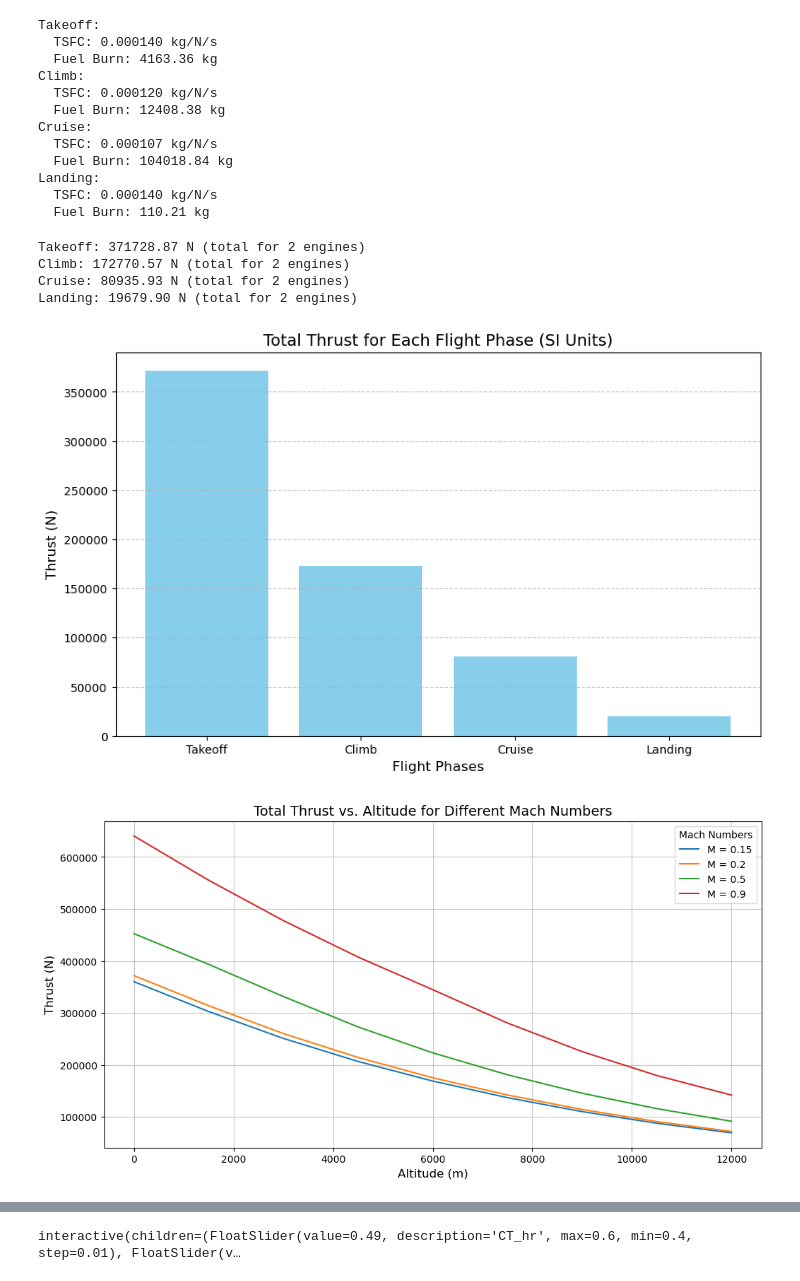
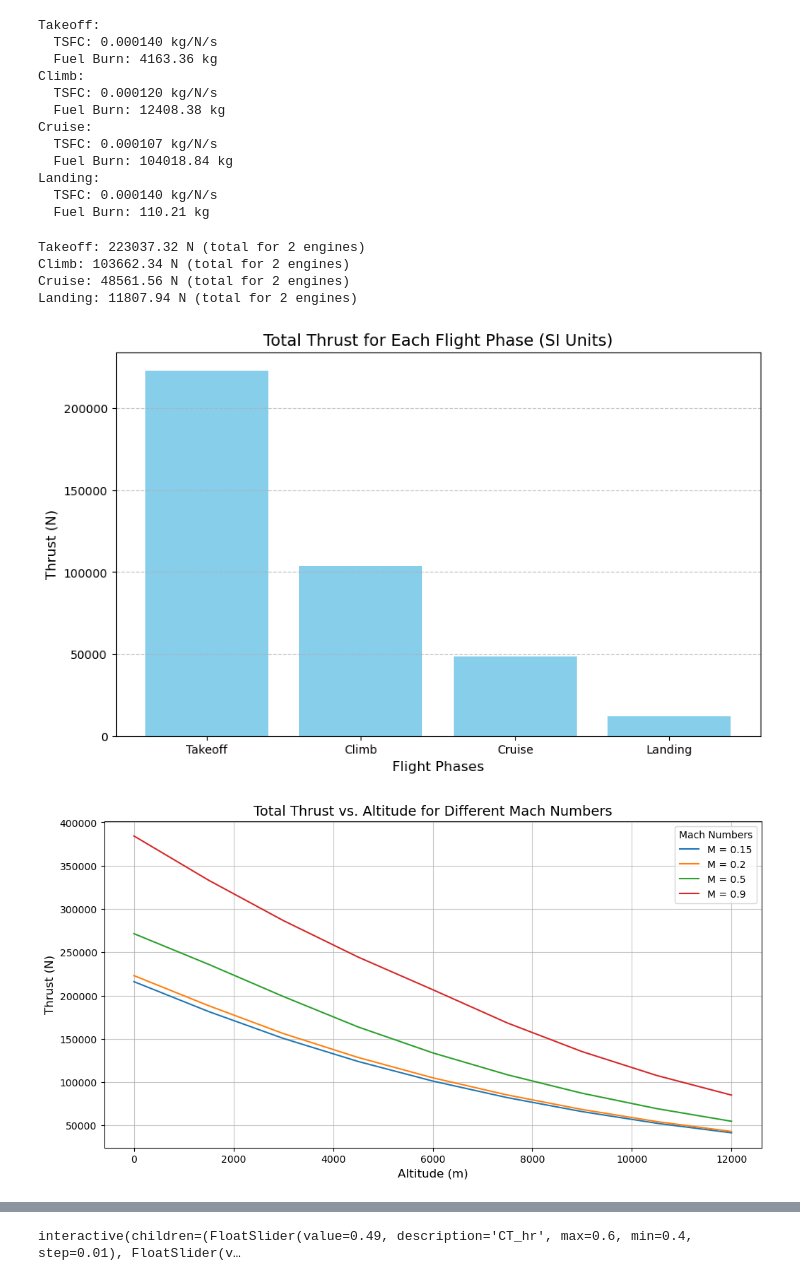
Before and after one commit to AntoineVanHoye/integrated_project, a Jupyter notebook: thrust.ipynb, the cells around one changed output, grey strips where cells are left out. Saved outputs shown, nothing was run; the diff lists cells and outputs as text; code cells hidden in the pictures.

```diff
--- a/thrust.ipynb
+++ b/thrust.ipynb
@@ -186,7 +186,7 @@ flight_phases = {
 }
 
 # Constants
-F0 = 150000 # Sea level thrust per engine in N
+F0 = 90000 # Sea level thrust per engine in N
 num_engines = 2  # Number of engines
 
 # Calculate thrust for each phase
@@ -204,39 +204,39 @@ for phase, params in flight_phases.items():
     phases.append(phase)
     print(f"{phase}: {total_thrust:.2f} N (total for {num_engines} engines)")
 
 #  Bar plot for thrust in each phase
 plt.figure(figsize=(10, 6))
 plt.bar(phases, thrust_results, color='skyblue')
 plt.title("Total Thrust for Each Flight Phase (SI Units)", fontsize=14)
 plt.ylabel("Thrust (N)", fontsize=12)
 plt.xlabel("Flight Phases", fontsize=12)
 plt.grid(axis='y', linestyle='--', alpha=0.7)
 plt.show()
 
 #  Thrust vs. Altitude and Mach Number
 altitudes = range(0, 12500, 1500)  # Altitudes from 0 to 12,500 m
 mach_numbers = [0.15, 0.2, 0.5, 0.9]  #  (Landing, Takeoff, Climb, Cruise)
 
 plt.figure(figsize=(12, 6))
 for M in mach_numbers:
     thrusts = [
         high_bypass_turbofan_thrust(F0, 1.0, H, M, 0) * num_engines for H in altitudes
     ]
     plt.plot(altitudes, thrusts, label=f"M = {M}")
 
 plt.title("Total Thrust vs. Altitude for Different Mach Numbers", fontsize=14)
 plt.ylabel("Thrust (N)", fontsize=12)
 plt.xlabel("Altitude (m)", fontsize=12)
 plt.legend(title="Mach Numbers", fontsize=10)
 plt.grid(alpha=0.7)
 plt.show()
 # %% [output]
-Takeoff: 371728.87 N (total for 2 engines)
-Climb: 172770.57 N (total for 2 engines)
-Cruise: 80935.93 N (total for 2 engines)
-Landing: 19679.90 N (total for 2 engines)
+Takeoff: 223037.32 N (total for 2 engines)
+Climb: 103662.34 N (total for 2 engines)
+Cruise: 48561.56 N (total for 2 engines)
+Landing: 11807.94 N (total for 2 engines)
-[figure, old version]
+[figure, new version]
-[figure, old version]
+[figure, new version]
 # %%
 import matplotlib.pyplot as plt
 import math
```
Also changed, not shown: parts of 2 cells of this notebook.
